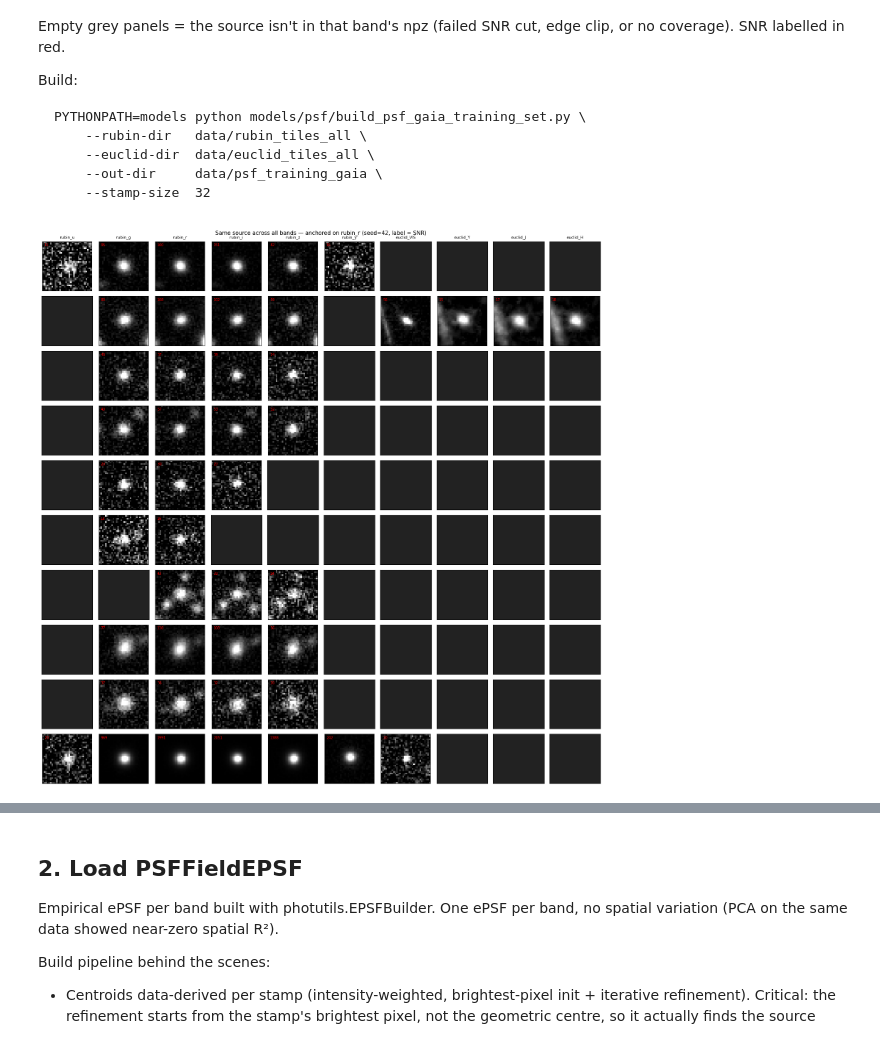
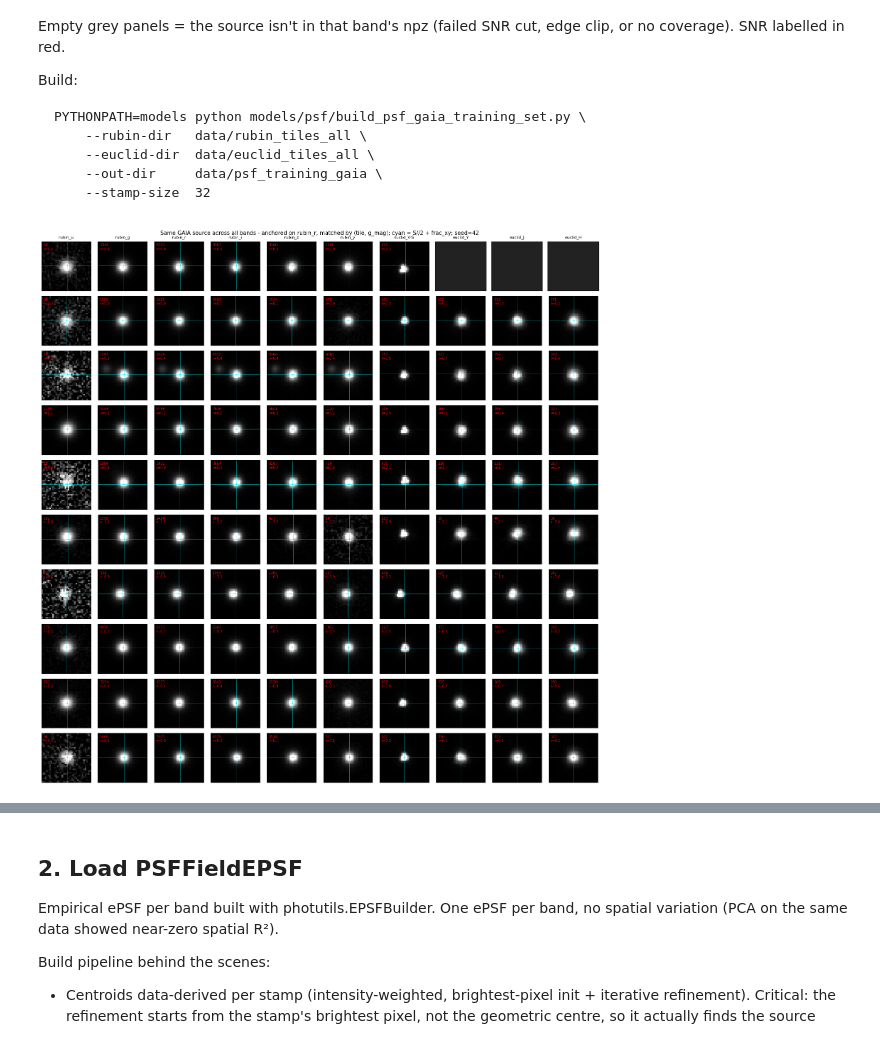
Before and after one commit to xoubish/JAISP, a Jupyter notebook: io/08_psf_visualization.ipynb, the cells around one changed output, grey strips where cells are left out. Drawn from its saved outputs; the diff is of its cells as text; code cells hidden in the pictures.

````diff
--- a/io/08_psf_visualization.ipynb
+++ b/io/08_psf_visualization.ipynb
@@ -44,60 +44,93 @@ PYTHONPATH=models python models/psf/build_psf_gaia_training_set.py \
     --stamp-size  32
 ```
 # %%
-TRAIN_DIR = ROOT / "data/psf_training_v4"
 ANCHOR_BAND = "rubin_r"
 N_RANDOM = 10
 SEED = 42
 
+def _match_source(d, tile, key_name, key_value):
+    tile_match = d["tile_id"] == tile
+    if key_name in d.files:
+        if key_name == "source_id":
+            return tile_match & (d[key_name] == key_value)
+        return tile_match & (np.abs(d[key_name] - float(key_value)) < 1e-3)
+    return np.zeros(d["tile_id"].shape, dtype=bool)
+
+def _centroid_residual(stamp, frac_xy, ap_radius=5.0):
+    s = np.asarray(stamp, dtype=np.float64)
+    S = s.shape[-1]
+    yy, xx = np.indices(s.shape, dtype=np.float64)
+    tx = S // 2 + float(frac_xy[0])
+    ty = S // 2 + float(frac_xy[1])
+    r = np.hypot(xx - tx, yy - ty)
+    bg_mask = r > min(14.0, S * 0.38)
+    bg = float(np.nanmedian(s[bg_mask])) if bg_mask.any() else float(np.nanmedian(s))
+    w = np.clip(s - bg, 0.0, None) * (r < ap_radius)
+    total = float(w.sum())
+    if total <= 0:
+        return np.nan, np.nan, np.nan
+    cx = float((xx * w).sum() / total)
+    cy = float((yy * w).sum() / total)
+    dx = cx - tx
+    dy = cy - ty
+    return dx, dy, float(np.hypot(dx, dy))
+
 d_anchor = np.load(TRAIN_DIR / f"{ANCHOR_BAND}.npz", allow_pickle=False)
+match_key = "source_id" if "source_id" in d_anchor.files else "g_mag"
 rng = np.random.RandomState(SEED)
 anchor_idx = rng.choice(d_anchor["stamps"].shape[0], N_RANDOM, replace=False)
 anchor_tiles = d_anchor["tile_id"][anchor_idx]
-anchor_pos = d_anchor["pos_pix"][anchor_idx]  # rubin pixel coords (0.2"/px)
+anchor_key_values = d_anchor[match_key][anchor_idx]
 
 band_data = {}
 for band in PCA_BANDS:
     p = TRAIN_DIR / f"{band}.npz"
     band_data[band] = np.load(p, allow_pickle=False) if p.exists() else None
 
+resid_rows = []
 fig, axes = plt.subplots(N_RANDOM, len(PCA_BANDS),
                          figsize=(len(PCA_BANDS) * 1.6, N_RANDOM * 1.6))
 for row in range(N_RANDOM):
     tile = anchor_tiles[row]
-    xr, yr = anchor_pos[row]
+    key_value = anchor_key_values[row]
     for col, band in enumerate(PCA_BANDS):
         ax = axes[row, col]
         ax.set_xticks([]); ax.set_yticks([])
         if row == 0:
             ax.set_title(band, fontsize=8)
         d = band_data[band]
-        if d is None:
+        if d is None or match_key not in d.files:
             ax.set_facecolor("#222"); continue
-        tile_match = d["tile_id"] == tile
-        if not tile_match.any():
+        m = _match_source(d, tile, match_key, key_value)
+        if not m.any():
             ax.set_facecolor("#222"); continue
-        # rubin_r anchor pos is in rubin (0.2"/px) frame.
-        # Rubin bands: same scale (match directly).
-        # Euclid bands: 0.1"/px = 2× rubin (multiply by 2).
-        if band.startswith("rubin"):
-            x_band, y_band, tol = xr, yr, 5.0   # 5 rubin px ≈ 1 arcsec
-        else:
-            x_band, y_band, tol = xr * 2.0, yr * 2.0, 10.0  # 10 vis px ≈ 1 arcsec
-        cand = np.where(tile_match)[0]
-        cp = d["pos_pix"][cand]
-        dist = np.hypot(cp[:, 0] - x_band, cp[:, 1] - y_band)
-        best = cand[np.argmin(dist)]
-        if dist.min() > tol:
-            ax.set_facecolor("#222"); continue
-        s = d["stamps"][best]
-        snr = float(d["snr"][best])
+        idx = int(np.where(m)[0][0])
+        s = d["stamps"][idx]
+        frac = d["frac_xy"][idx]
+        snr = float(d["snr"][idx])
+        dx, dy, dr = _centroid_residual(s, frac)
+        resid_rows.append((band, dr, dx, dy, snr))
         vmax = max(float(np.nanpercentile(s, 99)), 1e-6)
         ax.imshow(s, origin="lower", cmap="gray", vmin=0.0, vmax=vmax)
-        ax.text(0.04, 0.96, f"{snr:.0f}", color="red", fontsize=7,
+        S = s.shape[-1]
+        tx = S // 2 + float(frac[0])
+        ty = S // 2 + float(frac[1])
+        ax.axhline(ty, color="cyan", alpha=0.55, lw=0.6)
+        ax.axvline(tx, color="cyan", alpha=0.55, lw=0.6)
+        ax.plot([tx], [ty], marker="+", ms=5, mew=0.8, color="cyan")
+        ax.text(0.04, 0.96, f"{snr:.0f}\nr={dr:.1f}", color="red", fontsize=7,
                 transform=ax.transAxes, va="top", ha="left",
                 bbox=dict(facecolor="black", alpha=0.4, edgecolor="none", pad=1))
-fig.suptitle(f"Same source across all bands — anchored on {ANCHOR_BAND} (seed={SEED}, label = SNR)",
+fig.suptitle(f"Same GAIA source across all bands - anchored on {ANCHOR_BAND}, matched by (tile, {match_key}); cyan = S//2 + frac_xy; seed={SEED}",
              fontsize=11)
 plt.tight_layout(); plt.show()
+
+print(f"{'band':14s} {'n':>3s} {'median_r_px':>11s} {'p90_r_px':>9s} {'max_r_px':>9s}")
+for band in PCA_BANDS:
+    vals = np.array([r for b, r, _dx, _dy, _snr in resid_rows if b == band and np.isfinite(r)])
+    if vals.size == 0:
+        print(f"{band:14s} {0:3d}")
+        continue
+    print(f"{band:14s} {vals.size:3d} {np.median(vals):11.3f} {np.percentile(vals, 90):9.3f} {np.max(vals):9.3f}")
 # %% [output]
-[figure, old version]
+[figure, new version]
````
Also changed, not shown: parts of 2 cells of this notebook, 18 other files.
